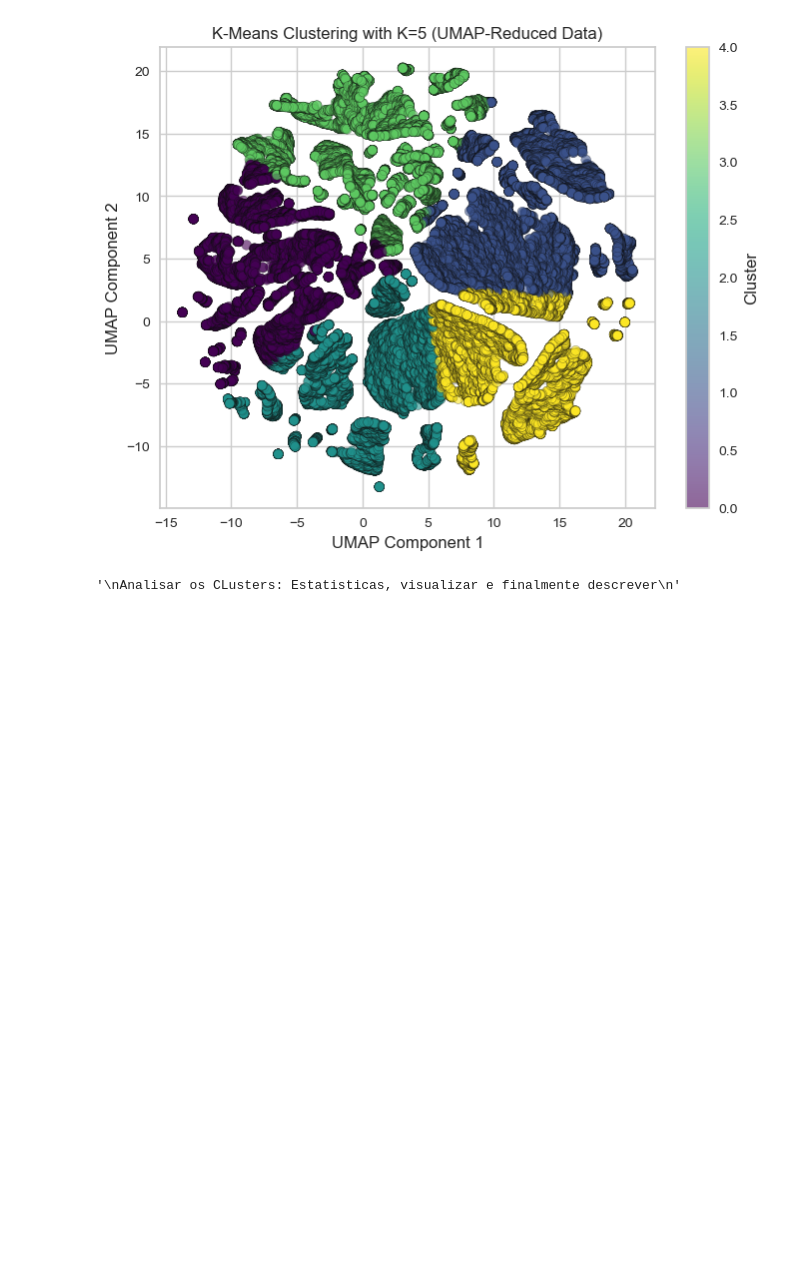
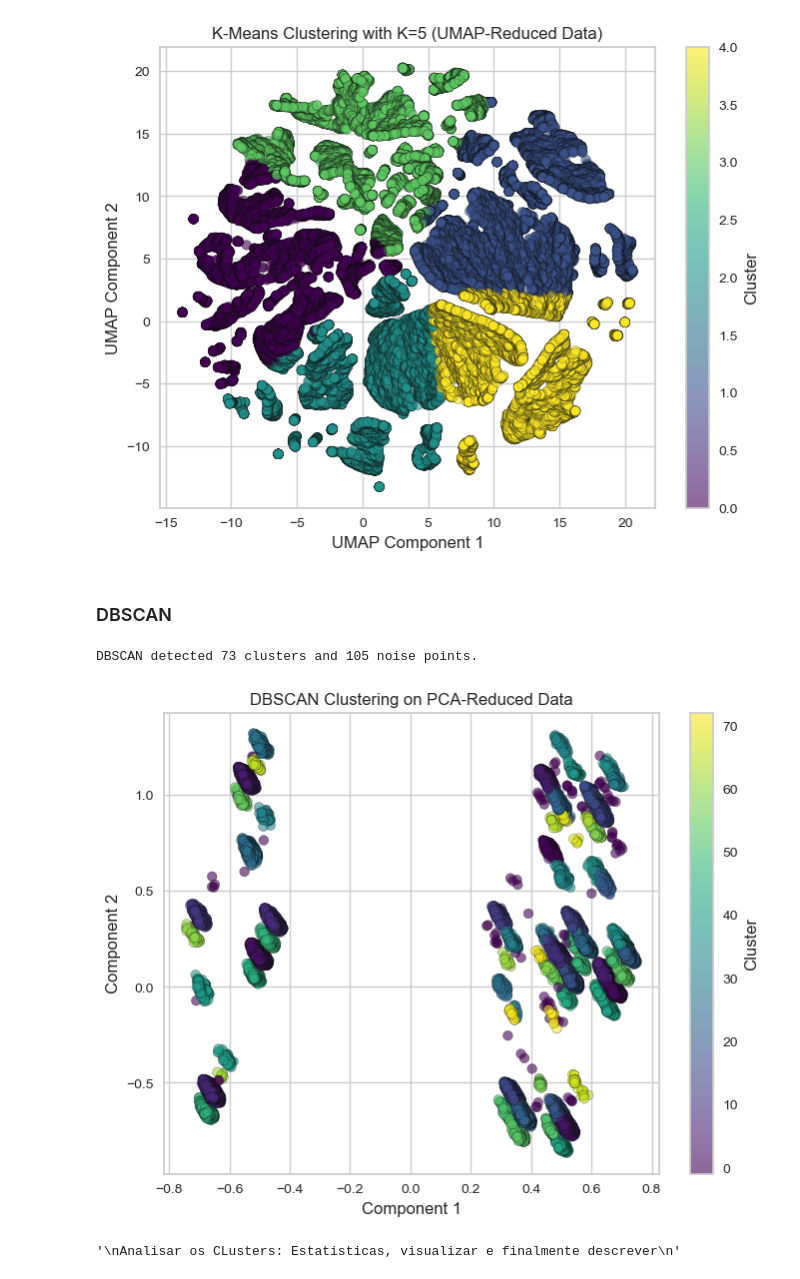
Before and after one commit to gugaaa1904/BC, a Jupyter notebook: Case 1.ipynb, the cells around one changed output. Cells and saved outputs as stored; diff of their text form; code cells hidden in the pictures; blank space fills up the shorter version.

```diff
--- a/Case 1.ipynb
+++ b/Case 1.ipynb
@@ -921,6 +1032,29 @@ plt.colorbar(label="Cluster")
 plt.show()
 # %% [output]
 [figure]
+# %% [markdown]
+### DBSCAN
+# %%
+eps = 0.3
+min_samples = 5
+dbscan = DBSCAN(eps=eps, min_samples=min_samples, metric='euclidean')
+y_dbscan = dbscan.fit_predict(X_pca_reduced)  # Change to X_umap if using UMAP
+n_clusters = len(set(y_dbscan)) - (1 if -1 in y_dbscan else 0)
+n_noise = list(y_dbscan).count(-1)
+
+print(f"DBSCAN detected {n_clusters} clusters and {n_noise} noise points.")
+# %% [output]
+DBSCAN detected 73 clusters and 105 noise points.
+# %%
+plt.figure(figsize=(8,6))
+plt.scatter(X_pca_reduced[:, 0], X_pca_reduced[:, 1], c=y_dbscan, cmap='viridis', edgecolors='k', alpha=0.6)
+plt.xlabel("Component 1")
+plt.ylabel("Component 2")
+plt.title("DBSCAN Clustering on PCA-Reduced Data")
+plt.colorbar(label="Cluster")
+plt.show()
+# %% [output]
+[figure, added]
 # %%
 """
 Analisar os CLusters: Estatisticas, visualizar e finalmente descrever
```
Also changed, not shown: parts of 8 cells of this notebook.
